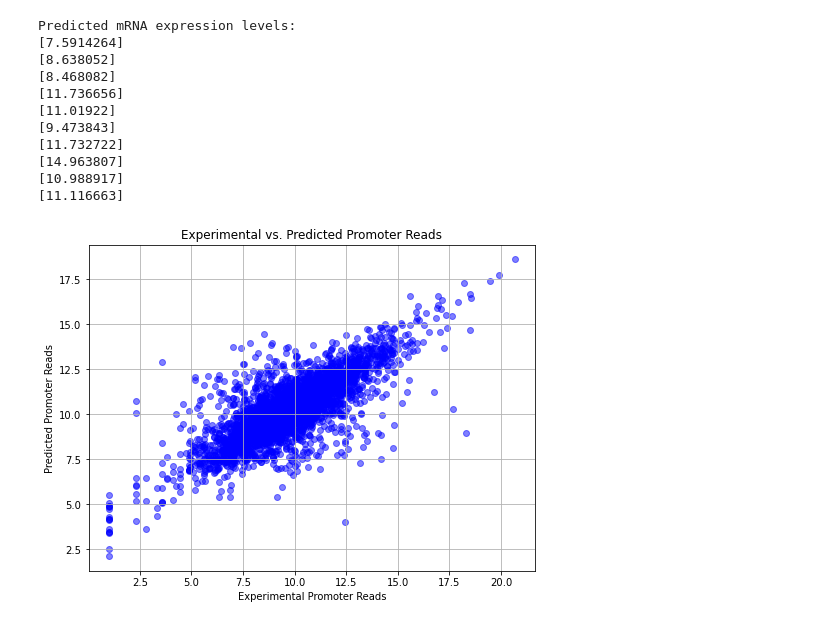
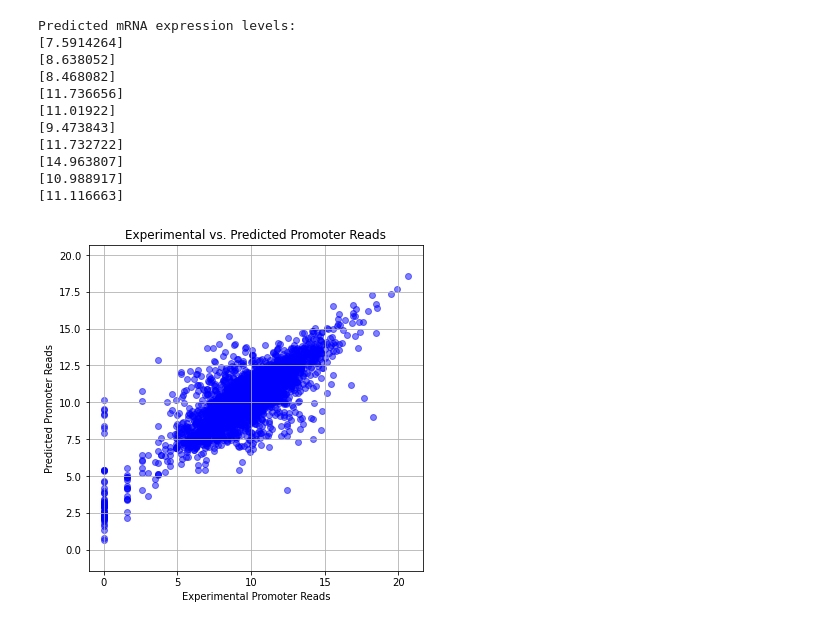
Before and after one commit to foryourjoy/bio-ai-capstone, a Jupyter notebook: CNNtest_correlation.ipynb, the cells around one changed output. Drawn from its saved outputs; the diff is of its cells as text; code cells hidden in the pictures.

```diff
--- a/CNNtest_correlation.ipynb
+++ b/CNNtest_correlation.ipynb
@@ -73,16 +71,17 @@ Predicted mRNA expression levels:
 # %%
 import matplotlib.pyplot as plt
 
 # Assuming y_test contains the experimental promoter reads
 # Replace this with your actual experimental promoter reads
-y_test = np.log2(pcc6803_seq['Reads'])
+y_test = np.log2(pcc6803_seq['Reads']+1)
 # Plot the scatter plot
-plt.figure(figsize=(8, 6))
+plt.figure(figsize=(6, 6))
 plt.scatter(y_test, predicted_output, color='blue', alpha=0.5)
 plt.title('Experimental vs. Predicted Promoter Reads')
 plt.xlabel('Experimental Promoter Reads')
 plt.ylabel('Predicted Promoter Reads')
+plt.axis('equal')
 plt.grid(True)
 plt.show()
 # %% [output]
-[figure, old version]
+[figure, new version]
```
Also changed, not shown: parts of 9 cells of this notebook, 1 other file.
